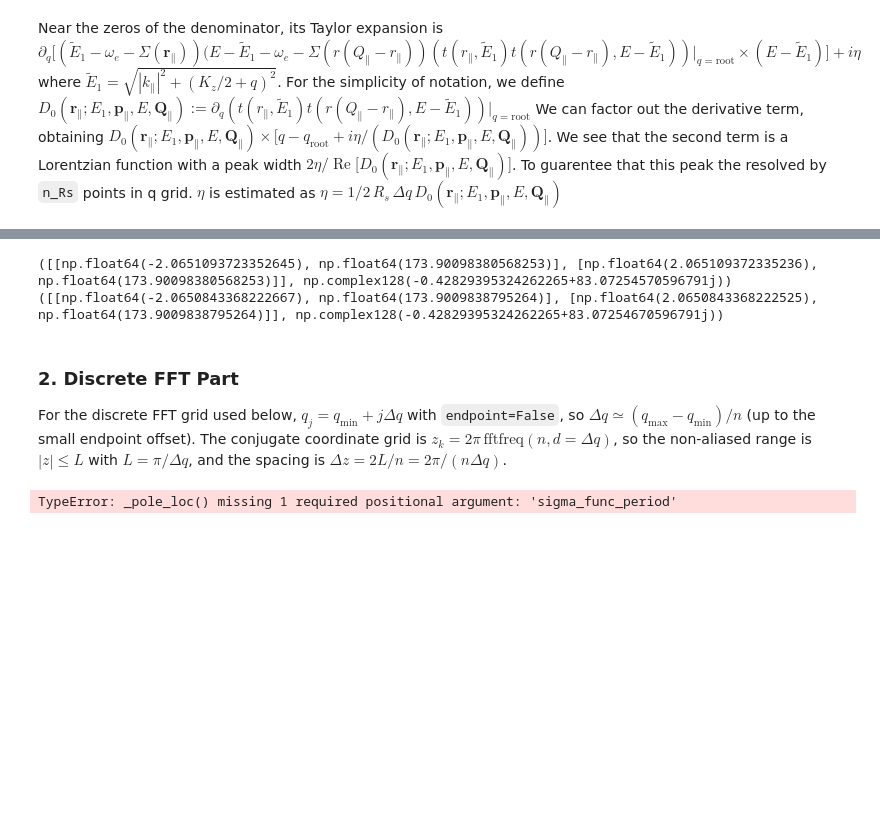
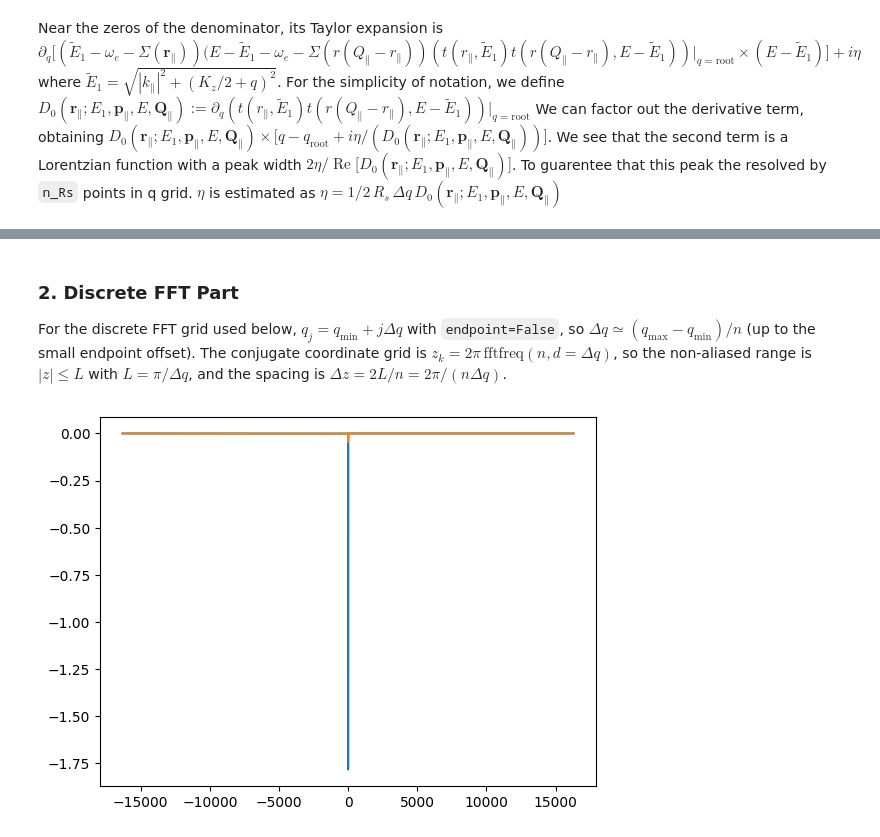
Before and after one commit to ClaudioQTM/2D_array, a Jupyter notebook: src/W_state/W_state_FFT.ipynb, the cells around one changed output, grey strips where cells are left out. Saved outputs shown, nothing was run; the diff lists cells and outputs as text; code cells hidden in the pictures; blank space fills up the shorter version.

```diff
--- a/src/W_state/W_state_FFT.ipynb
+++ b/src/W_state/W_state_FFT.ipynb
@@ -6,8 +6,7 @@ from smatrix import create_self_energy_interpolator_numba
 import numpy as np
 from eigenstate_solving import BZ_proj
 from model import square_lattice
-from W_state import q_bounds
-from scipy.optimize import brentq
+from W_state import q_bounds, peak_width_estimator
 
 
 sigma_data = np.load("../../data/sigma_grid0f1a.npz")
@@ -25,11 +24,12 @@ sigma_func_period = create_self_energy_interpolator_numba(
 )
 # r_para = np.array([-74, 30])
 # p_para = np.array([60, 50])
-r_para = np.array([0.0,0.0])
-p_para = np.array([0.0,0.0])
+r_para = np.array([-74,30])
+p_para = np.array([60,50])
 
 E = 2 * (square_lattice.omega_e + collective_lamb_shift)
-E1 = E / 2
+#E = 205
+E1 = (E+2) / 2
 
 Q_para = np.array([0, 0])
 Zc = 0
@@ -448,15 +82,3 @@ None
-# %%
-root_list_0 = _pole_loc(np.array([-10,20]), np.array([10,20]), E/2+2, E, Q_para,0.0, square_lattice, sigma_func_period_numba)
-
-root_list_eta = _pole_loc(np.array([-10,20]), np.array([10,20]), E/2+2, E, Q_para,1e-6, square_lattice, sigma_func_period_numba)
-
-if root_list:
-    if root_list_eta:
-
-else:
-# %% [output]
-([[np.float64(-2.0651093723352645), np.float64(173.90098380568253)], [np.float64(2.065109372335236), np.float64(173.90098380568253)]], np.complex128(-0.42829395324262265+83.07254570596791j))
-([[np.float64(-2.0650843368222667), np.float64(173.9009838795264)], [np.float64(2.0650843368222525), np.float64(173.9009838795264)]], np.complex128(-0.42829395324262265+83.07254670596791j))
 # %% [markdown]
 ### 2. Discrete FFT Part
 
@@ -468,45 +90,40 @@ import matplotlib.pyplot as plt
 
 
 
-eta_estimated = eta_estimator(
-    r_para, p_para, E1, E, Q_para, square_lattice, sigma_func_period, dq, 10
-)
-print(f"Estimated eta for resolving the pole: {eta_estimated}")
-eta = 0.0
 q_grid, value_grid = W_k_sp_grid(
     r_para,
     p_para,
     E1,
     E,
     Q_para,
     Zc,
     square_lattice,
     sigma_func_period,
     n_points,
     q_grid,
     eta=eta,
 )
 L = np.pi / dq  # Nyquist limit
 
 z_grid = 2 * np.pi * np.fft.fftfreq(n_points, d=dq)
 
 # value_grid_ifft = (q_max-q_min)*ifft(value_grid)
 value_grid_ifft = n_points * dq * ifft(value_grid)
 value_grid_ifft *= np.exp(1j * q_grid[0] * z_grid)
 
 # Only compare where the q grid resolves exp(i q z) with several samples per period.
 nyquist_z = np.pi / dq
 min_samples_per_period = 8
 resolved_z = 2 * np.pi / (min_samples_per_period * dq)
 keep = np.abs(z_grid) <= resolved_z
 
 
 plot_idx = np.argsort(z_grid[keep])
 plt.plot(z_grid[keep][plot_idx], np.real(value_grid_ifft[keep][plot_idx]))
 plt.plot(z_grid[keep][plot_idx], np.imag(value_grid_ifft[keep][plot_idx]))
 plt.show()
 # %% [output]
-TypeError: _pole_loc() missing 1 required positional argument: 'sigma_func_period'
+[figure, added]
 # %%
 from joblib import Parallel, delayed
 from W_state import quad_FT
```
Also changed, not shown: parts of 6 cells of this notebook, 2 other files.
